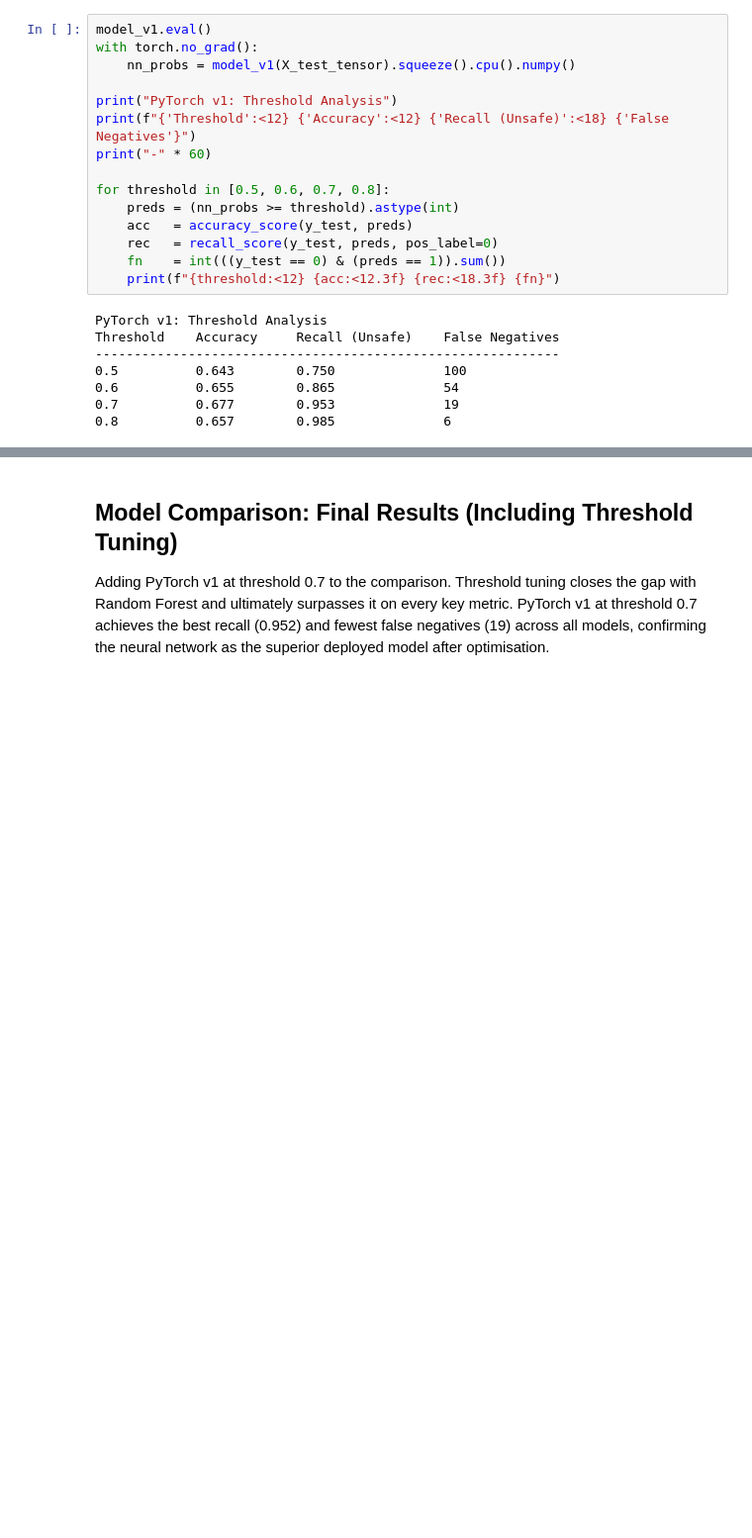
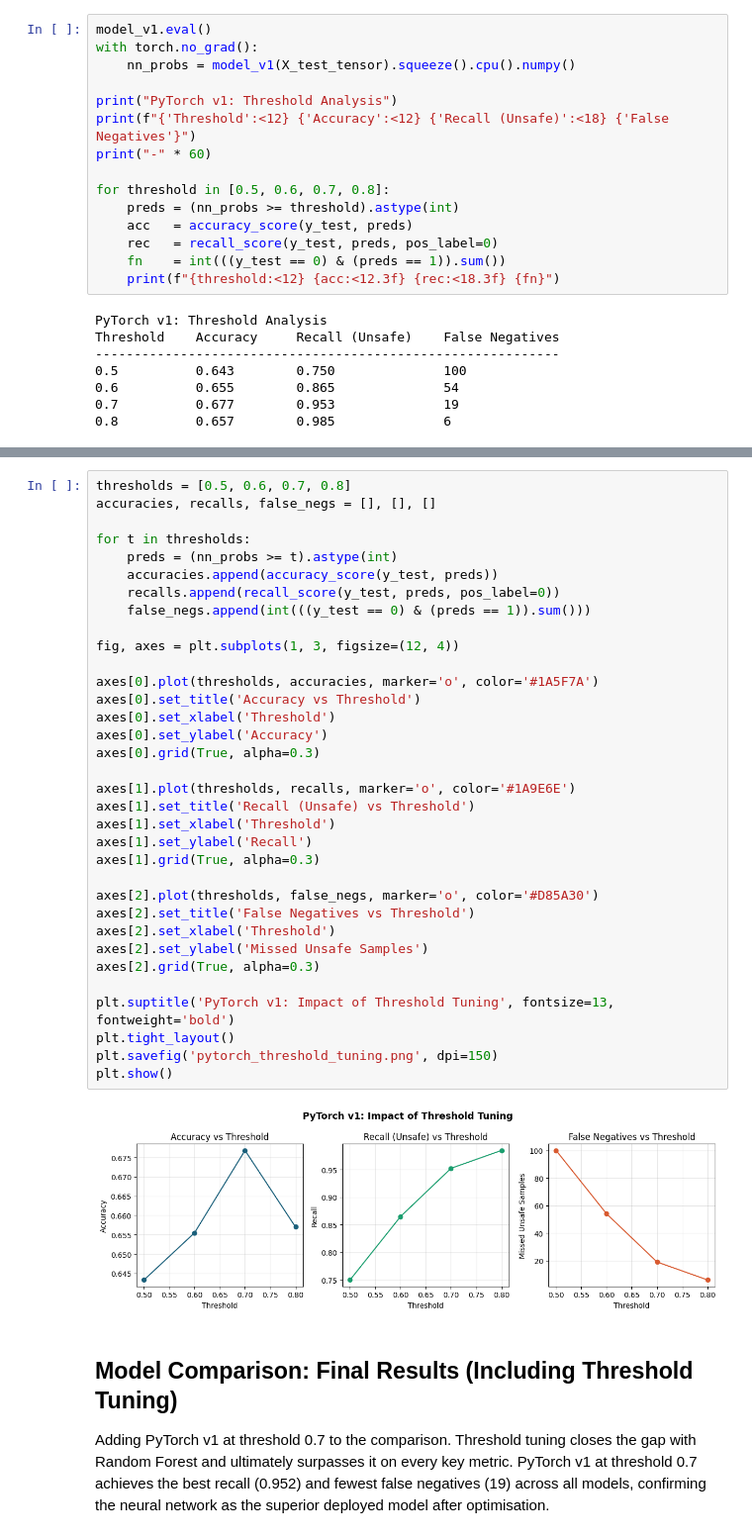
Before and after one commit to bielejan09/WaterPotabilityNN, a Jupyter notebook: WaterPotabilityNN.ipynb, the cells around one changed output, grey strips where cells are left out. Shown at 99% size. Saved outputs shown, nothing was run; the diff lists cells and outputs as text; blank space fills up the shorter version.

```diff
--- a/WaterPotabilityNN.ipynb
+++ b/WaterPotabilityNN.ipynb
@@ -1048,3 +1065,39 @@ Threshold    Accuracy     Recall (Unsafe)    False Negatives
+# %%
+thresholds = [0.5, 0.6, 0.7, 0.8]
+accuracies, recalls, false_negs = [], [], []
+
+for t in thresholds:
+    preds = (nn_probs >= t).astype(int)
+    accuracies.append(accuracy_score(y_test, preds))
+    recalls.append(recall_score(y_test, preds, pos_label=0))
+    false_negs.append(int(((y_test == 0) & (preds == 1)).sum()))
+
+fig, axes = plt.subplots(1, 3, figsize=(12, 4))
+
+axes[0].plot(thresholds, accuracies, marker='o', color='#1A5F7A')
+axes[0].set_title('Accuracy vs Threshold')
+axes[0].set_xlabel('Threshold')
+axes[0].set_ylabel('Accuracy')
+axes[0].grid(True, alpha=0.3)
+
+axes[1].plot(thresholds, recalls, marker='o', color='#1A9E6E')
+axes[1].set_title('Recall (Unsafe) vs Threshold')
+axes[1].set_xlabel('Threshold')
+axes[1].set_ylabel('Recall')
+axes[1].grid(True, alpha=0.3)
+
+axes[2].plot(thresholds, false_negs, marker='o', color='#D85A30')
+axes[2].set_title('False Negatives vs Threshold')
+axes[2].set_xlabel('Threshold')
+axes[2].set_ylabel('Missed Unsafe Samples')
+axes[2].grid(True, alpha=0.3)
+
+plt.suptitle('PyTorch v1: Impact of Threshold Tuning', fontsize=13, fontweight='bold')
+plt.tight_layout()
+plt.savefig('pytorch_threshold_tuning.png', dpi=150)
+plt.show()
+# %% [output]
+[figure, added]
 # %% [markdown]
 ## Model Comparison: Final Results (Including Threshold Tuning)
 
```
Also changed, not shown: parts of 8 cells of this notebook.
